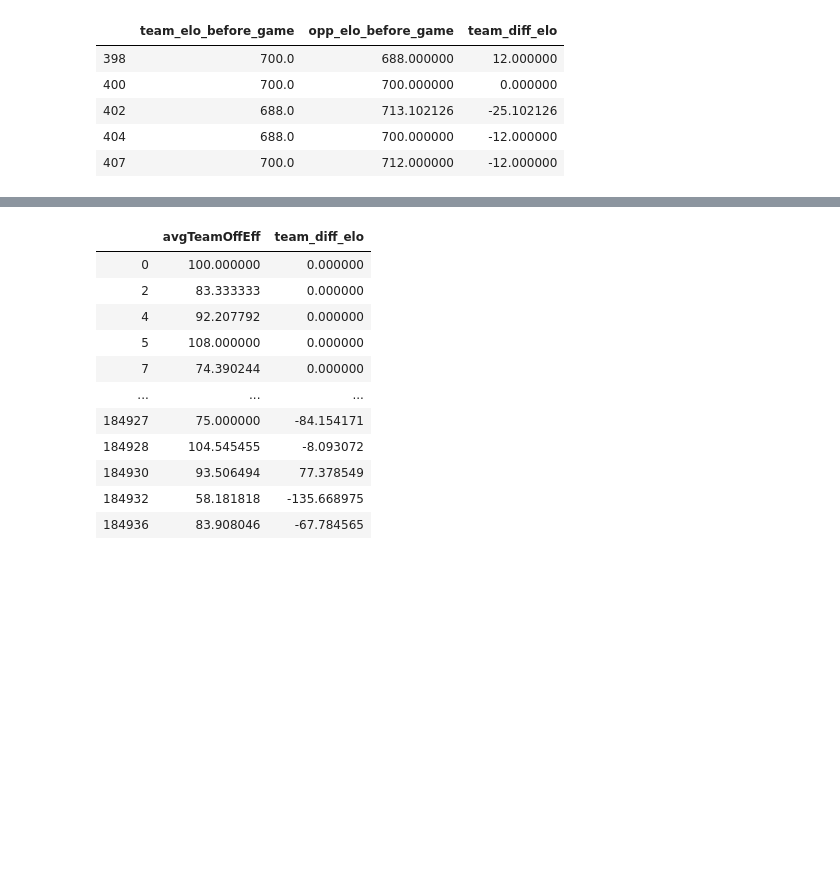
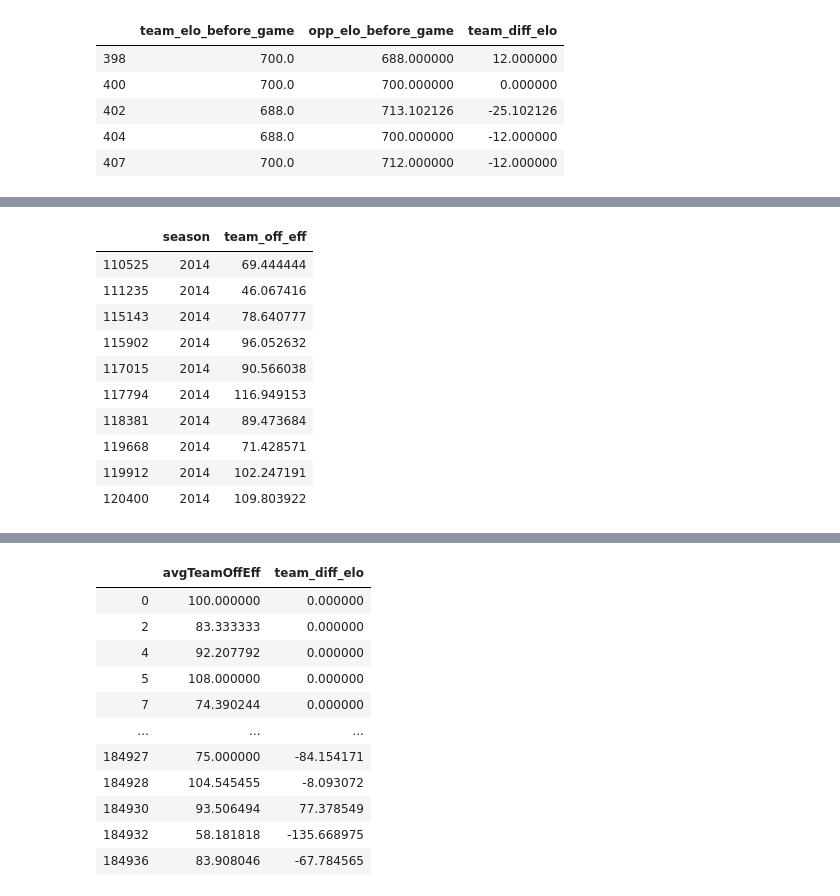
Before and after one commit to crunker99/MarchMadness2020, a Jupyter notebook: Model.ipynb, the cells around one changed output, grey strips where cells are left out. Cells and saved outputs as stored; diff of their text form; code cells hidden in the pictures; blank space fills up the shorter version.

```diff
--- a/Model.ipynb
+++ b/Model.ipynb
@@ -94,0 +123,14 @@ created_columns
+# %%
+df[(df.team_id == 1101) & (df.season == 2014)][['season', 'team_off_eff']]
+# %% [output]
+|  | season | team_off_eff |
+| 110525 | 2014 | 69.444444 |
+| 111235 | 2014 | 46.067416 |
+| 115143 | 2014 | 78.640777 |
+| 115902 | 2014 | 96.052632 |
+| 117015 | 2014 | 90.566038 |
+| 117794 | 2014 | 116.949153 |
+| 118381 | 2014 | 89.473684 |
+| 119668 | 2014 | 71.428571 |
+| 119912 | 2014 | 102.247191 |
+| 120400 | 2014 | 109.803922 |
```
Also changed, not shown: parts of 15 cells of this notebook.
